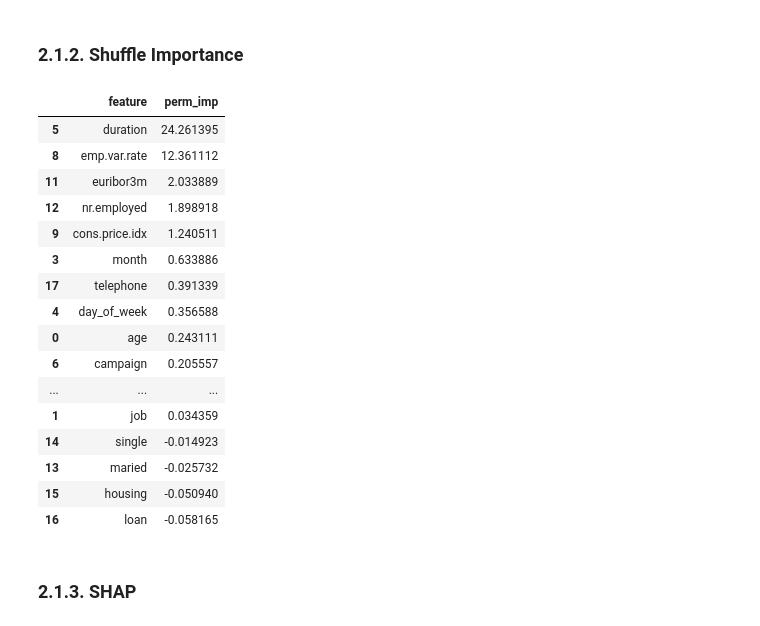
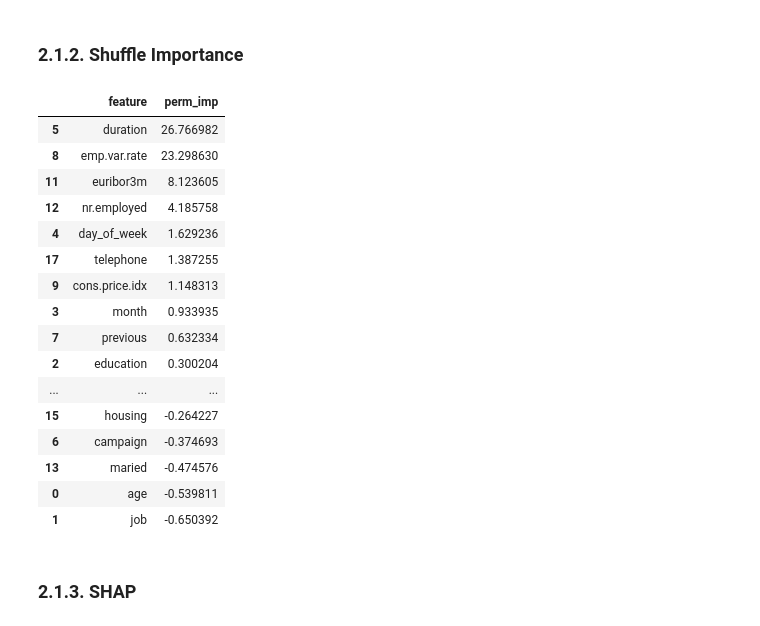
Before and after one commit to jjimvar/intro-ml, a Jupyter notebook: src/01-logistic-regression.ipynb, the cells around one changed output. Drawn from its saved outputs; the diff is of its cells as text; code cells hidden in the pictures.

```diff
--- a/src/01-logistic-regression.ipynb
+++ b/src/01-logistic-regression.ipynb
@@ -925,0 +1034,12 @@ Name: proportion, dtype: float64
+# %%
+# Aplicamos trimmed mean method
+df_filt=df_tim.copy()
+## Aplicamos logaritmos en variables estudiadas con outliers
+df_filt["duration"]=np.log(df_tim["duration"])
+df_filt["campaign"]=np.log(df_tim["campaign"])
+df_filt["age"]=np.log(df_tim["age"])
+# %%
+#Dividimos caracteriticas de train
+X_train_imp_filt=df_filt.drop(columns=["y", "key_0"])
+y_train_filt=df_filt["y"]
+X_train_imp_filt.describe()
@@ -967,34 +1102,34 @@ df_rf_imp
 ### 2.1.2. Shuffle Importance
 # %%
 # Para esta técnica y la de shap se necesita conjunto de validación
-X_train1, X_val, y_train1, y_val = train_test_split(X_train_imp, y_train, test_size=0.2, random_state=42)
+X_train1, X_val, y_train1, y_val = train_test_split(X_train_imp_filt, y_train_filt, test_size=0.2, random_state=42)
 
 # Ajustamos el modelo
-model_xgb = XGBClassifier(objective='binary:logistic', random_state=42).fit(X_train1, y_train1)
+model_xgb = XGBClassifier(objective='binary:logistic', random_state=42).fit(X_train1, y_train1) #Gradient boosting
 # %%
-# Realizamos 10 permutaciones por cada característica
-perm = permutation_importance(model_xgb, X_val, y_val, n_repeats=10, random_state=42, n_jobs=-1, scoring='roc_auc')
+# En nuestro caso queremos minimizar los falsos positivos (clientes que realmente no compran)
+perm = permutation_importance(model_xgb, X_val, y_val, n_repeats=10, random_state=42, n_jobs=-1, scoring='precision') #https://scikit-learn.org/stable/modules/model_evaluation.html#scoring-string-names
 ## Extraemos los valores a un df
-df_perm_imp = pd.DataFrame({'feature': X_train.columns, 'perm_imp': perm.importances_mean}).sort_values('perm_imp', ascending=False)
+df_perm_imp = pd.DataFrame({'feature': X_train_imp_filt.columns, 'perm_imp': perm.importances_mean*100}).sort_values('perm_imp', ascending=False)
 df_perm_imp
 # %% [output]
 |  | feature | perm_imp |
-| 5 | duration | 24.261395 |
-| 8 | emp.var.rate | 12.361112 |
-| 11 | euribor3m | 2.033889 |
-| 12 | nr.employed | 1.898918 |
-| 9 | cons.price.idx | 1.240511 |
-| 3 | month | 0.633886 |
-| 17 | telephone | 0.391339 |
-| 4 | day_of_week | 0.356588 |
-| 0 | age | 0.243111 |
-| 6 | campaign | 0.205557 |
+| 5 | duration | 26.766982 |
+| 8 | emp.var.rate | 23.298630 |
+| 11 | euribor3m | 8.123605 |
+| 12 | nr.employed | 4.185758 |
+| 4 | day_of_week | 1.629236 |
+| 17 | telephone | 1.387255 |
+| 9 | cons.price.idx | 1.148313 |
+| 3 | month | 0.933935 |
+| 7 | previous | 0.632334 |
+| 2 | education | 0.300204 |
 | ... | ... | ... |
-| 1 | job | 0.034359 |
-| 14 | single | -0.014923 |
-| 13 | maried | -0.025732 |
-| 15 | housing | -0.050940 |
-| 16 | loan | -0.058165 |
+| 15 | housing | -0.264227 |
+| 6 | campaign | -0.374693 |
+| 13 | maried | -0.474576 |
+| 0 | age | -0.539811 |
+| 1 | job | -0.650392 |
 # %% [markdown]
 ### 2.1.3. SHAP
 # %%
```
Also changed, not shown: parts of 53 cells of this notebook, 7 other files.
